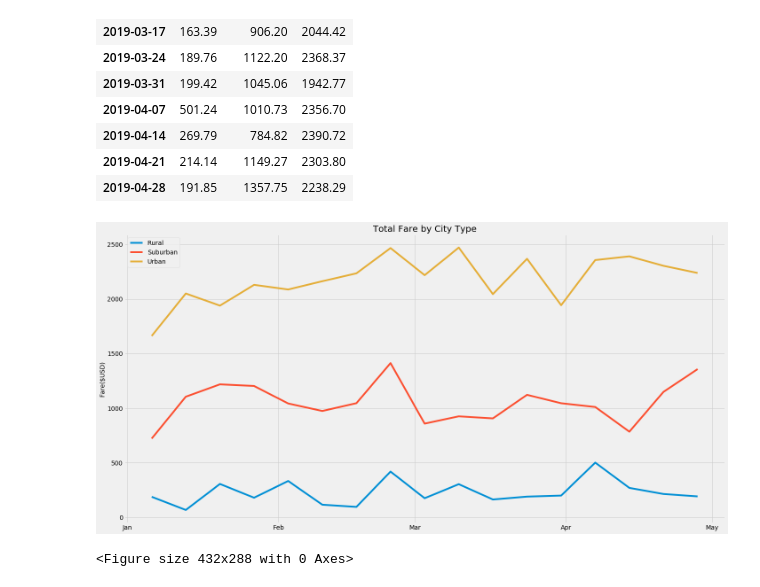
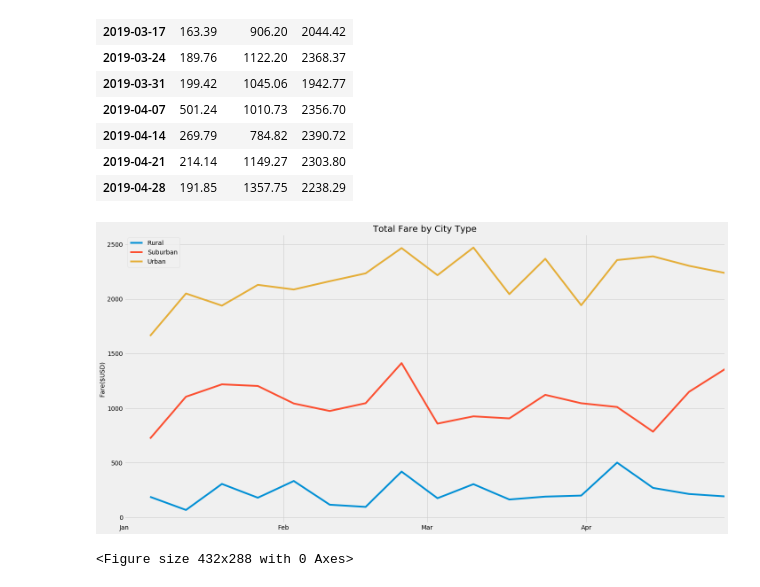
Before and after one commit to wshih88/PyBer_Analysis, a Jupyter notebook: PyBer_Challenge.ipynb, the cells around one changed output. Saved outputs shown, nothing was run; the diff lists cells and outputs as text; code cells hidden in the pictures.

```diff
--- a/PyBer_Challenge.ipynb
+++ b/PyBer_Challenge.ipynb
@@ -341,17 +342,18 @@ fmt = mdate.DateFormatter('%b')
 # %%
 x_label= ['Rural','Suburban','Urban']
 plt.style.use('fivethirtyeight')
 fig, ax = plt.subplots(figsize=(20,10))
+ax.set_xlim([datetime.date(2019, 1, 1), datetime.date(2019, 4, 28)])
 ax.plot(fare_weekly_df)
 ax.set_title('Total Fare by City Type',fontsize=20)
 ax.set_ylabel('Fare($USD)',fontsize=14)
 ax.set_yticks(np.arange(0, 3000, step=500))
 plt.gca().xaxis.set_major_locator(locator)
 plt.gca().xaxis.set_major_formatter(fmt)
 ax.legend(x_label)
 plt.tight_layout()
 plt.show()
 plt.savefig('analysis/Fig8.png')
 # %% [output]
-[figure, old version]
+[figure, new version]
 <Figure size 432x288 with 0 Axes>
```
Also changed, not shown: parts of 1 cell of this notebook, 1 other file.
